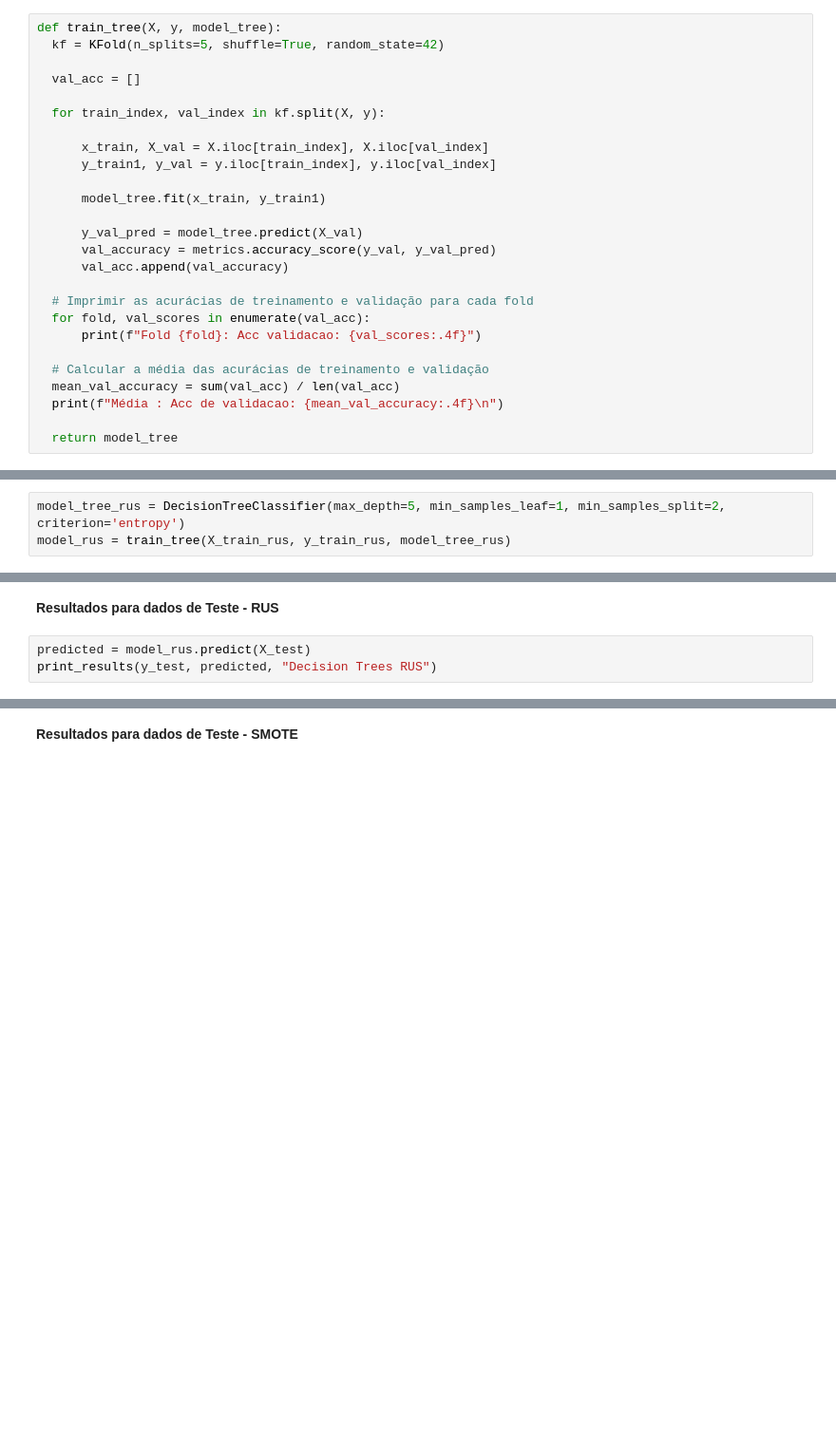
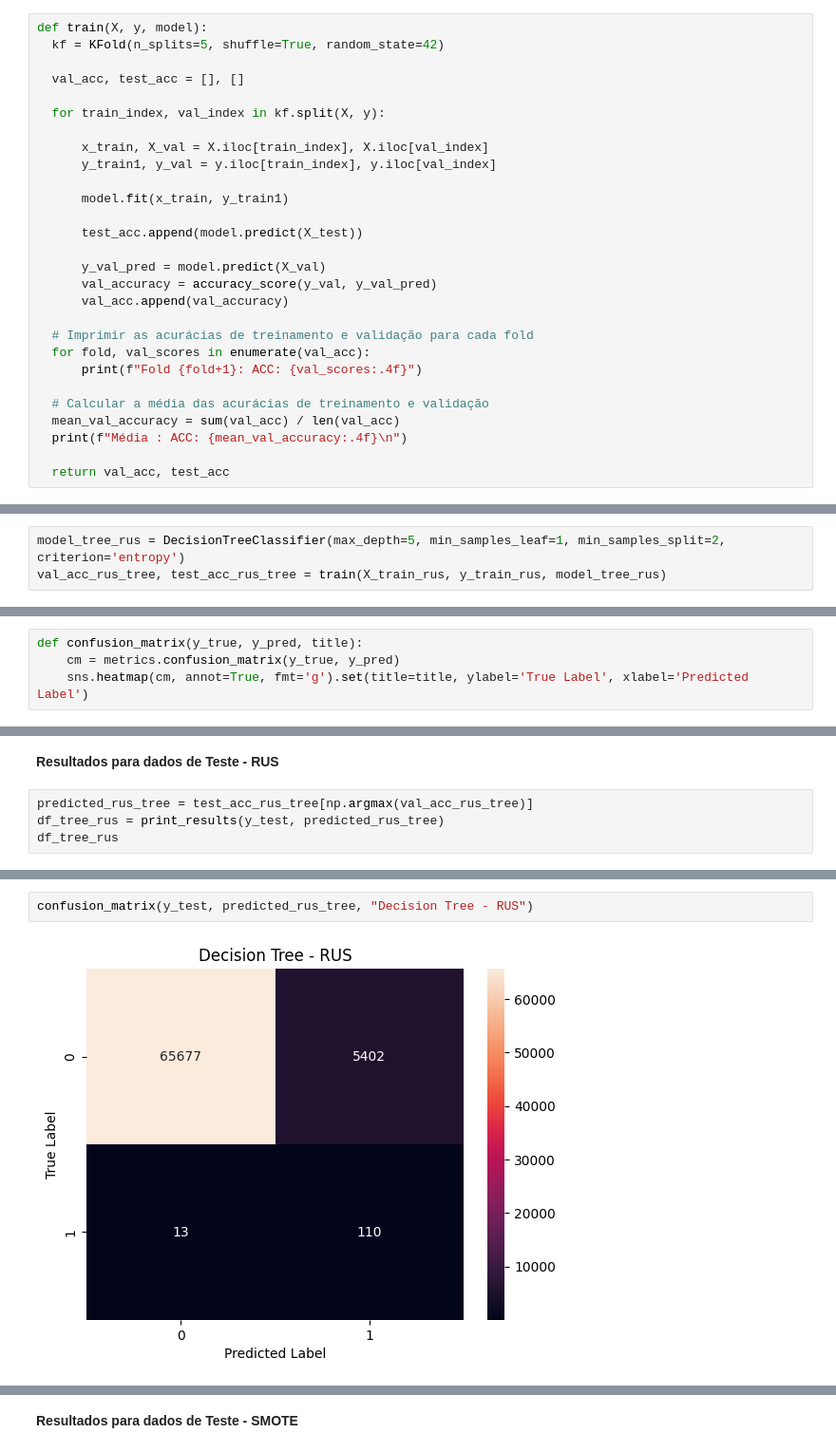
Before and after one commit to andressagomes26/credit_card_fraud_detection, a Jupyter notebook: analise_fraude_cartao_credito.ipynb, the cells around one changed output, grey strips where cells are left out. Shown at 95% size. Cells and saved outputs as stored; diff of their text form; blank space fills up the shorter version.

Commit message:
Finalizando modelos

```diff
--- a/analise_fraude_cartao_credito.ipynb
+++ b/analise_fraude_cartao_credito.ipynb
@@ -324,26 +341,28 @@ Acurácia no conjunto de teste: 0.9975702929692987
 # %%
-def train_tree(X, y, model_tree):
+def train(X, y, model):
   kf = KFold(n_splits=5, shuffle=True, random_state=42)
 
-  val_acc = []
+  val_acc, test_acc = [], []
 
   for train_index, val_index in kf.split(X, y):
 
       x_train, X_val = X.iloc[train_index], X.iloc[val_index]
       y_train1, y_val = y.iloc[train_index], y.iloc[val_index]
 
-      model_tree.fit(x_train, y_train1)
+      model.fit(x_train, y_train1)
 
-      y_val_pred = model_tree.predict(X_val)
-      val_accuracy = metrics.accuracy_score(y_val, y_val_pred)
+      test_acc.append(model.predict(X_test))
+
+      y_val_pred = model.predict(X_val)
+      val_accuracy = accuracy_score(y_val, y_val_pred)
       val_acc.append(val_accuracy)
 
   # Imprimir as acurácias de treinamento e validação para cada fold
   for fold, val_scores in enumerate(val_acc):
-      print(f"Fold {fold}: Acc validacao: {val_scores:.4f}")
+      print(f"Fold {fold+1}: ACC: {val_scores:.4f}")
 
   # Calcular a média das acurácias de treinamento e validação
   mean_val_accuracy = sum(val_acc) / len(val_acc)
-  print(f"Média : Acc de validacao: {mean_val_accuracy:.4f}\n")
+  print(f"Média : ACC: {mean_val_accuracy:.4f}\n")
 
-  return model_tree
+  return val_acc, test_acc
@@ -352,4 +373,4 @@ Treinamento usando os dados RUS
 # %%
 model_tree_rus = DecisionTreeClassifier(max_depth=5, min_samples_leaf=1, min_samples_split=2, criterion='entropy')
-model_rus = train_tree(X_train_rus, y_train_rus, model_tree_rus)
+val_acc_rus_tree, test_acc_rus_tree = train(X_train_rus, y_train_rus, model_tree_rus)
 # %% [output]
@@ -393,0 +435,4 @@ def print_results(y_test, results, name):
+# %%
+def confusion_matrix(y_true, y_pred, title):
+    cm = metrics.confusion_matrix(y_true, y_pred)
+    sns.heatmap(cm, annot=True, fmt='g').set(title=title, ylabel='True Label', xlabel='Predicted Label')
@@ -394,6 +454,7 @@ def print_results(y_test, results, name):
 # %% [markdown]
 **Resultados para dados de Teste - RUS**
 # %%
-predicted = model_rus.predict(X_test)
-print_results(y_test, predicted, "Decision Trees RUS")
+predicted_rus_tree = test_acc_rus_tree[np.argmax(val_acc_rus_tree)]
+df_tree_rus = print_results(y_test, predicted_rus_tree)
+df_tree_rus
 # %% [output]
@@ -406,0 +463,4 @@ AUC: 0.9211138825607645
+# %%
+confusion_matrix(y_test, predicted_rus_tree, "Decision Tree - RUS")
+# %% [output]
+[figure, added]
```
Also changed, not shown: parts of 59 cells of this notebook.
